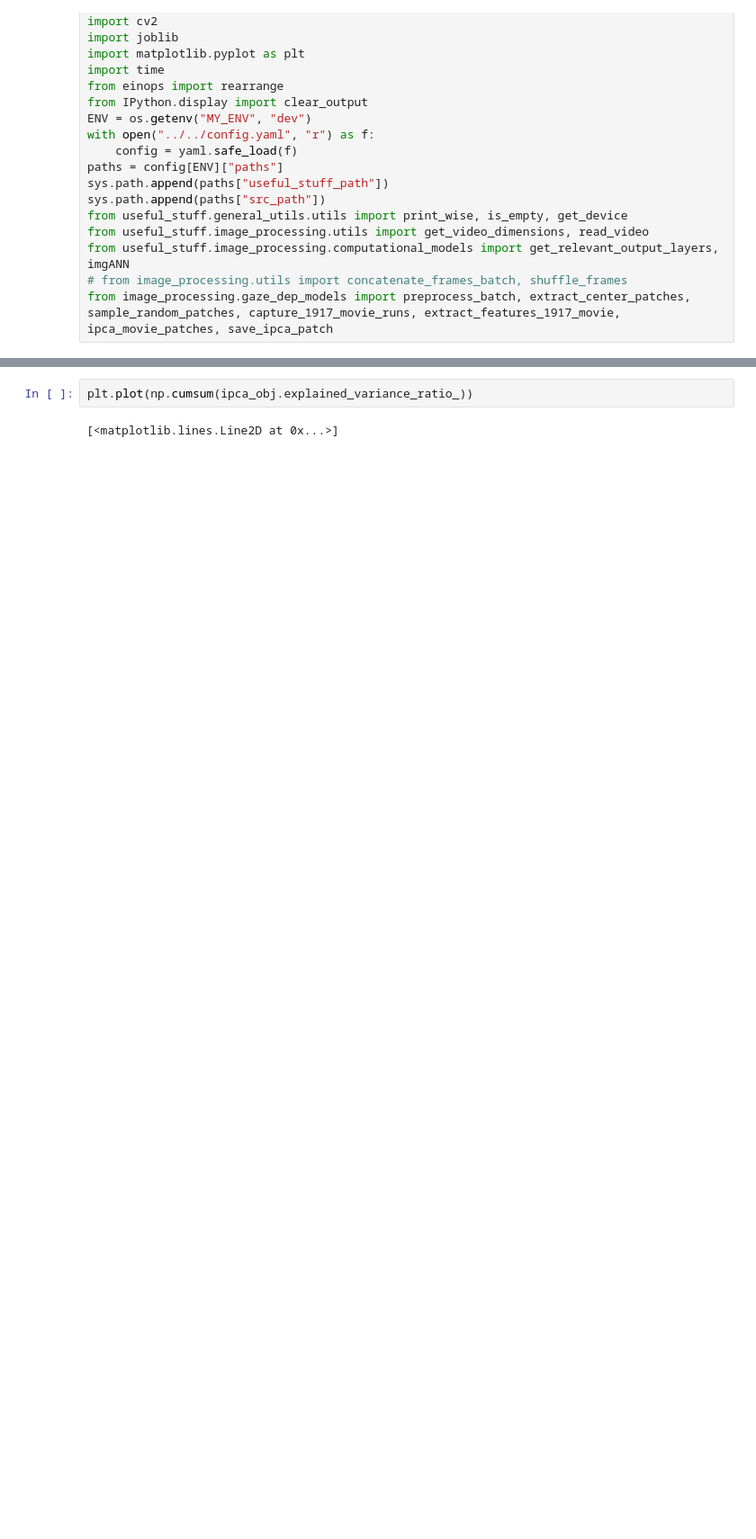
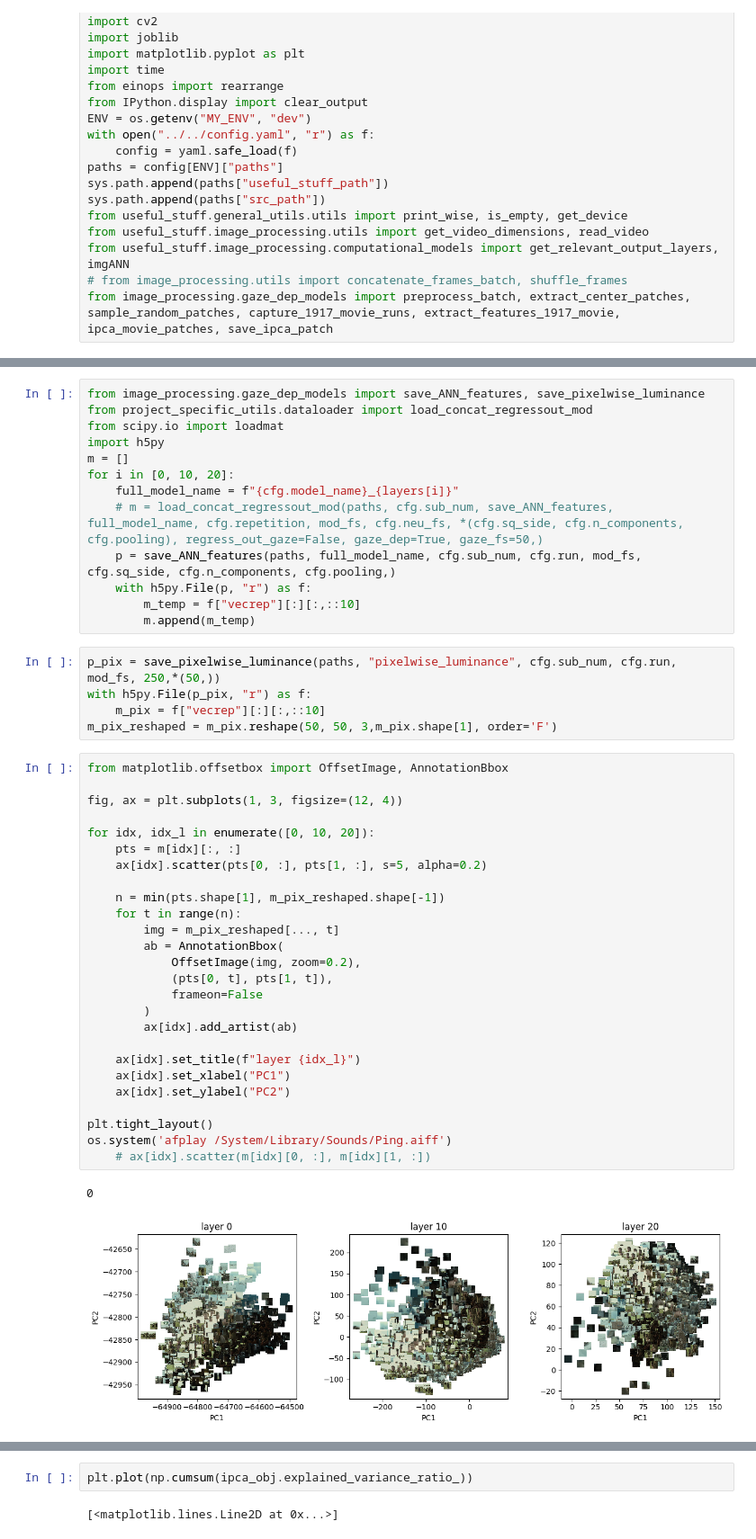
Before and after one commit to TizianoCausin01/project1917-26, a Jupyter notebook: python_scripts/scripts/viz_PCs_dev.ipynb, the cells around one changed output, grey strips where cells are left out. Shown at 90% size. Drawn from its saved outputs; the diff is of its cells as text; blank space fills up the shorter version.

Commit message:
Working on PCs visualization and the poster in general

```diff
--- a/python_scripts/scripts/viz_PCs_dev.ipynb
+++ b/python_scripts/scripts/viz_PCs_dev.ipynb
@@ -57,2 +58,49 @@ ipca_obj = joblib.load(fn)
 # %% [output]
 /Users/tizianocausin/1917_local/models/dino_v3_l_layer.23.mlp.down_proj_1000components_384x384patch_allpool.pkl
+# %%
+from image_processing.gaze_dep_models import save_ANN_features, save_pixelwise_luminance
+from project_specific_utils.dataloader import load_concat_regressout_mod
+from scipy.io import loadmat
+import h5py
+m = []
+for i in [0, 10, 20]:
+    full_model_name = f"{cfg.model_name}_{layers[i]}"
+    # m = load_concat_regressout_mod(paths, cfg.sub_num, save_ANN_features, full_model_name, cfg.repetition, mod_fs, cfg.neu_fs, *(cfg.sq_side, cfg.n_components, cfg.pooling), regress_out_gaze=False, gaze_dep=True, gaze_fs=50,)
+    p = save_ANN_features(paths, full_model_name, cfg.sub_num, cfg.run, mod_fs, cfg.sq_side, cfg.n_components, cfg.pooling,)
+    with h5py.File(p, "r") as f:
+        m_temp = f["vecrep"][:][:,::10]
+        m.append(m_temp)
+# %%
+p_pix = save_pixelwise_luminance(paths, "pixelwise_luminance", cfg.sub_num, cfg.run, mod_fs, 250,*(50,))
+with h5py.File(p_pix, "r") as f:
+    m_pix = f["vecrep"][:][:,::10]
+m_pix_reshaped = m_pix.reshape(50, 50, 3,m_pix.shape[1], order='F')
+# %%
+from matplotlib.offsetbox import OffsetImage, AnnotationBbox
+
+fig, ax = plt.subplots(1, 3, figsize=(12, 4))
+
+for idx, idx_l in enumerate([0, 10, 20]):
+    pts = m[idx][:, :]
+    ax[idx].scatter(pts[0, :], pts[1, :], s=5, alpha=0.2)
+
+    n = min(pts.shape[1], m_pix_reshaped.shape[-1])
+    for t in range(n):
+        img = m_pix_reshaped[..., t]
+        ab = AnnotationBbox(
+            OffsetImage(img, zoom=0.2),
+            (pts[0, t], pts[1, t]),
+            frameon=False
+        )
+        ax[idx].add_artist(ab)
+
+    ax[idx].set_title(f"layer {idx_l}")
+    ax[idx].set_xlabel("PC1")
+    ax[idx].set_ylabel("PC2")
+
+plt.tight_layout()
+os.system('afplay /System/Library/Sounds/Ping.aiff')
+    # ax[idx].scatter(m[idx][0, :], m[idx][1, :])
+# %% [output]
+0
+[figure, added]
```
Also changed, not shown: parts of 4 cells of this notebook, 1 other file.
